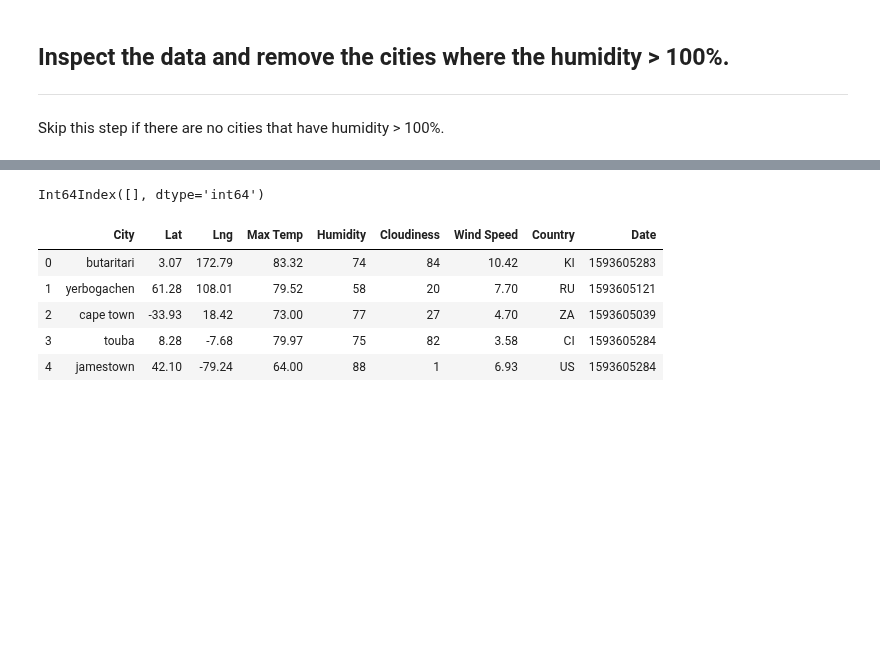
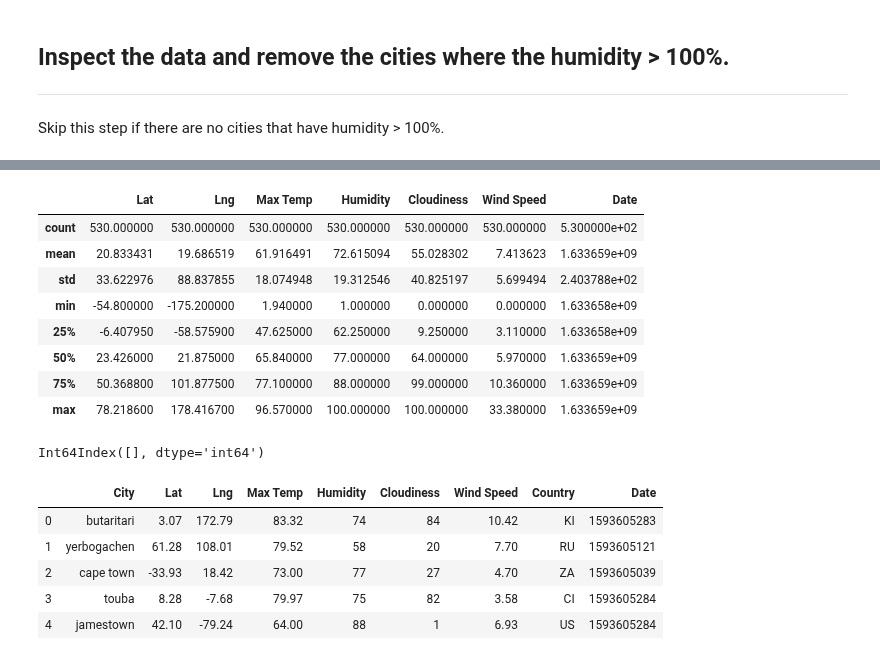
Before and after one commit to eldridgesje/python-api-challenge, a Jupyter notebook: WeatherPy.ipynb, the cells around one changed output, grey strips where cells are left out. Drawn from its saved outputs; the diff is of its cells as text; code cells hidden in the pictures; blank space fills up the shorter version.

```diff
--- a/WeatherPy.ipynb
+++ b/WeatherPy.ipynb
@@ -167,2 +161,18 @@ Skip this step if there are no cities that have humidity > 100%.
+# %%
+trimWeather = cityWeather.loc[cityWeather["Humidity"] <= 100]
+
+trimSummary = trimWeather.describe(include=[np.number])
+
+trimSummary
+# %% [output]
+|  | Lat | Lng | Max Temp | Humidity | Cloudiness | Wind Speed | Date |
+| count | 530.000000 | 530.000000 | 530.000000 | 530.000000 | 530.000000 | 530.000000 | 5.300000e+02 |
+| mean | 20.833431 | 19.686519 | 61.916491 | 72.615094 | 55.028302 | 7.413623 | 1.633659e+09 |
+| std | 33.622976 | 88.837855 | 18.074948 | 19.312546 | 40.825197 | 5.699494 | 2.403788e+02 |
+| min | -54.800000 | -175.200000 | 1.940000 | 1.000000 | 0.000000 | 0.000000 | 1.633658e+09 |
+| 25% | -6.407950 | -58.575900 | 47.625000 | 62.250000 | 9.250000 | 3.110000 | 1.633658e+09 |
+| 50% | 23.426000 | 21.875000 | 65.840000 | 77.000000 | 64.000000 | 5.970000 | 1.633659e+09 |
+| 75% | 50.368800 | 101.877500 | 77.100000 | 88.000000 | 99.000000 | 10.360000 | 1.633659e+09 |
+| max | 78.218600 | 178.416700 | 96.570000 | 100.000000 | 100.000000 | 33.380000 | 1.633659e+09 |
 # %%
 #  Get the indices of cities that have humidity over 100%.
```
Also changed, not shown: parts of 8 cells of this notebook, 1 other file.
